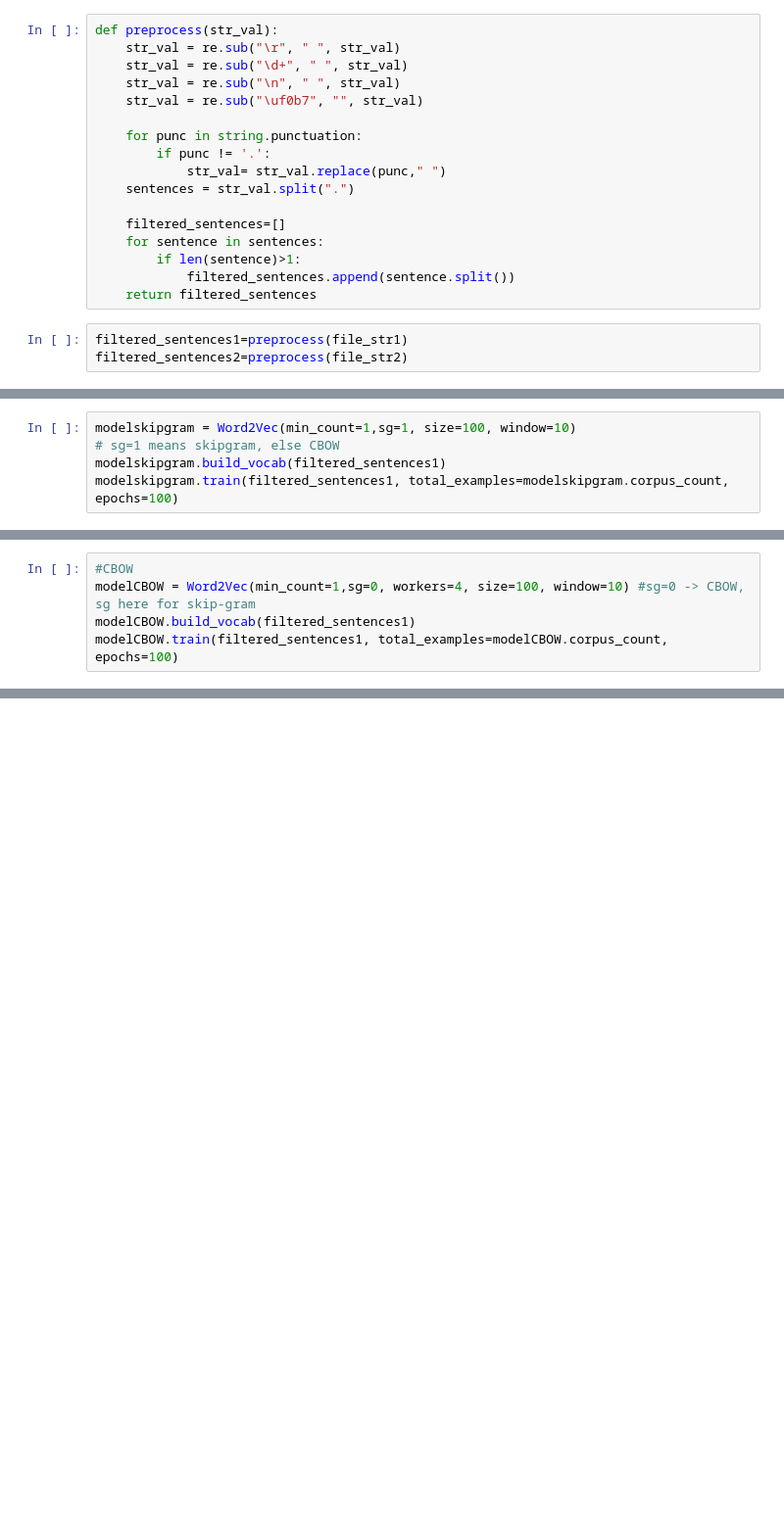
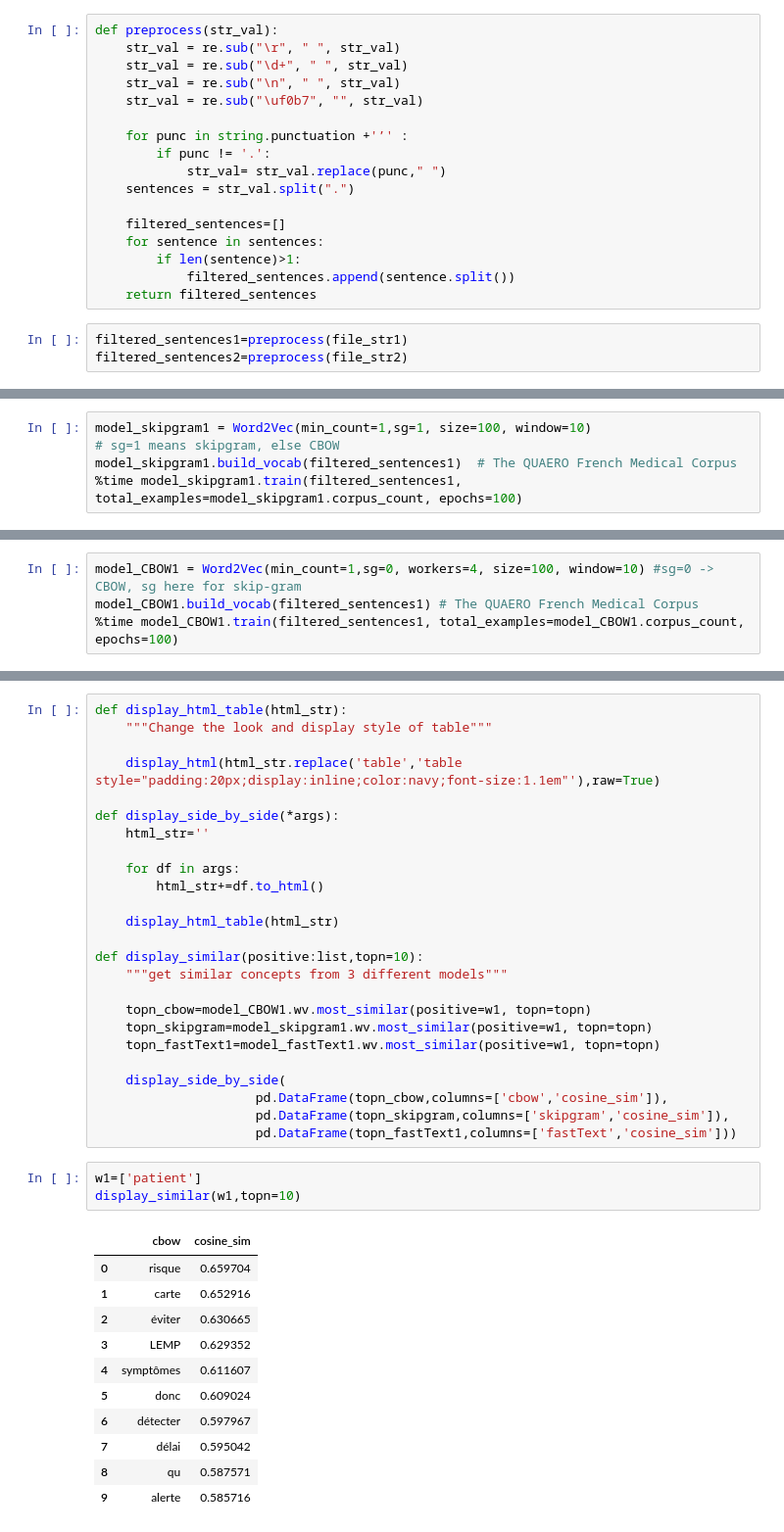
Before and after one commit to damounayman/Text-Mining-and-Chatbots, a Jupyter notebook: Word embeddings/Word embeddings training.ipynb, the cells around one changed output, grey strips where cells are left out. Shown: that part at 98% size. Saved outputs shown, nothing was run; the diff lists cells and outputs as text; blank space fills up the shorter version.

Commit message:
FastText

```diff
--- a/Word embeddings/Word embeddings training.ipynb
+++ b/Word embeddings/Word embeddings training.ipynb
@@ -54,7 +67,7 @@ def preprocess(str_val):
     str_val = re.sub("\n", " ", str_val)
     str_val = re.sub("\uf0b7", "", str_val)
 
-    for punc in string.punctuation:
+    for punc in string.punctuation +'’' :
         if punc != '.':
             str_val= str_val.replace(punc," ")
     sentences = str_val.split(".")
@@ -94,6 +93,6 @@ filtered_sentences1
 # %%
-modelskipgram = Word2Vec(min_count=1,sg=1, size=100, window=10)
+model_skipgram1 = Word2Vec(min_count=1,sg=1, size=100, window=10)
 # sg=1 means skipgram, else CBOW
-modelskipgram.build_vocab(filtered_sentences1)
-modelskipgram.train(filtered_sentences1, total_examples=modelskipgram.corpus_count, epochs=100)
+model_skipgram1.build_vocab(filtered_sentences1)  # The QUAERO French Medical Corpus
+%time model_skipgram1.train(filtered_sentences1, total_examples=model_skipgram1.corpus_count, epochs=100)
 # %% [output]
@@ -116,6 +113,5 @@ modelskipgram.most_similar("patient")
 # %%
-#CBOW
-modelCBOW = Word2Vec(min_count=1,sg=0, workers=4, size=100, window=10) #sg=0 -> CBOW, sg here for skip-gram
-modelCBOW.build_vocab(filtered_sentences1)
-modelCBOW.train(filtered_sentences1, total_examples=modelCBOW.corpus_count, epochs=100)
+model_CBOW1 = Word2Vec(min_count=1,sg=0, workers=4, size=100, window=10) #sg=0 -> CBOW, sg here for skip-gram
+model_CBOW1.build_vocab(filtered_sentences1) # The QUAERO French Medical Corpus
+%time model_CBOW1.train(filtered_sentences1, total_examples=model_CBOW1.corpus_count, epochs=100)
 # %% [output]
@@ -164,0 +153,40 @@ plt.show()
+# %%
+def display_html_table(html_str):
+    """Change the look and display style of table"""
+
+    display_html(html_str.replace('table','table style="padding:20px;display:inline;color:navy;font-size:1.1em"'),raw=True)
+
+def display_side_by_side(*args):
+    html_str=''
+
+    for df in args:
+        html_str+=df.to_html()
+
+    display_html_table(html_str)
+
+def display_similar(positive:list,topn=10):
+    """get similar concepts from 3 different models"""
+
+    topn_cbow=model_CBOW1.wv.most_similar(positive=w1, topn=topn)
+    topn_skipgram=model_skipgram1.wv.most_similar(positive=w1, topn=topn)
+    topn_fastText1=model_fastText1.wv.most_similar(positive=w1, topn=topn)
+
+    display_side_by_side(
+                     pd.DataFrame(topn_cbow,columns=['cbow','cosine_sim']),
+                     pd.DataFrame(topn_skipgram,columns=['skipgram','cosine_sim']),
+                     pd.DataFrame(topn_fastText1,columns=['fastText','cosine_sim']))
+# %%
+w1=['patient']
+display_similar(w1,topn=10)
+# %% [output]
+|  | cbow | cosine_sim |
+| 0 | risque | 0.659704 |
+| 1 | carte | 0.652916 |
+| 2 | éviter | 0.630665 |
+| 3 | LEMP | 0.629352 |
+| 4 | symptômes | 0.611607 |
+| 5 | donc | 0.609024 |
+| 6 | détecter | 0.597967 |
+| 7 | délai | 0.595042 |
+| 8 | qu | 0.587571 |
+| 9 | alerte | 0.585716 |
```
Also changed, not shown: parts of 30 cells of this notebook.
